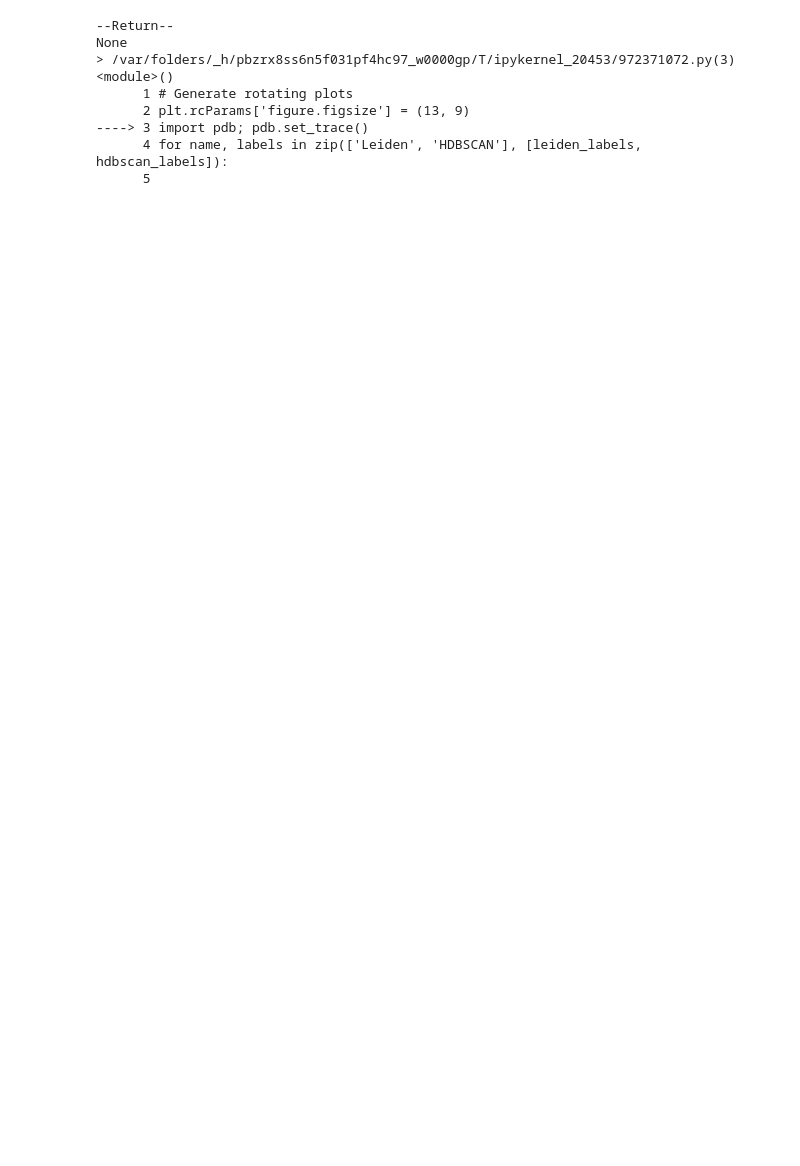
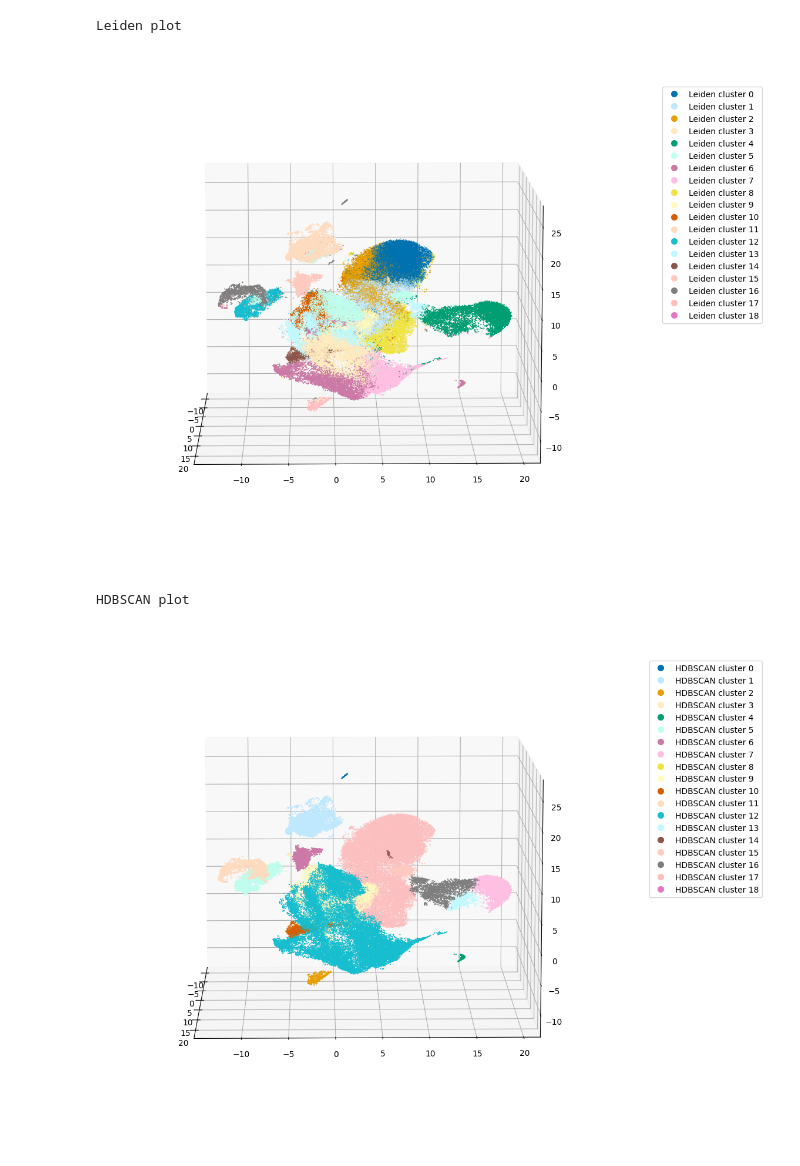
Before and after one commit to labsyspharm/vae-paper, a Jupyter notebook: src/3d_umap_animation.ipynb, the cells around one changed output. Cells and saved outputs as stored; diff of their text form; code cells hidden in the pictures; blank space fills up the shorter version.

```diff
--- a/src/3d_umap_animation.ipynb
+++ b/src/3d_umap_animation.ipynb
@@ -18,7 +18,11 @@ from utils.utility_functions import categorical_cmap
 # %%
 # Paths and inputs
 root = '/Volumes/T7 Shield/cylinter_input/clean_quant/output_3d_v2/'
-df = pd.read_parquet(os.path.join(root, 'checkpoints/PCA.parquet'))
+df = pd.read_parquet(os.path.join(os.getcwd(), 'input/CRC-097_clean_cylinter_pca.parquet'))
+
+out = os.path.join(os.getcwd(), 'output/3d_umap_animation')
+if not os.path.exists(out):
+    os.makedirs(out)
 # %%
 # Reproduce index at point of embedding, then merge saved embedding with dataframe
 groups = df.groupby('Sample')
@@ -63,10 +67,10 @@ df['emb3'] = embedding[:, 2]
 # df = df.sort_values('Label')
 # %%
 # Read Leiden cluster labels
-leiden_labels = pd.read_csv(os.path.join(root, 'leiden-19-clus.csv'))
+leiden_labels = pd.read_csv(os.path.join(os.getcwd(), 'input/CRC-097_leiden.csv'))
 
 # Read HDBSCAN cluster labels
-hdbscan_labels = pd.read_csv(os.path.join(root, 'hdbscan.csv'))
+hdbscan_labels = pd.read_csv(os.path.join(os.getcwd(), 'input/CRC-097_hdbscan.csv'))
 # %%
 # Generate rotating plots
 plt.rcParams['figure.figsize'] = (13, 9)
@@ -143,39 +147,35 @@ for name, labels in zip(['Leiden', 'HDBSCAN'], [leiden_labels, hdbscan_labels]):
         for e, i in enumerate(natsorted(df_labeled['cluster'].unique())):
 
             legend_elements.append(
                 Line2D([0], [0], marker='o',
                        color='none',
                        label=f'{name} cluster {i}',
                        markerfacecolor=cmap.colors[e],
                        markeredgecolor='none',
                        lw=0.001, markersize=8)
             )
 
         cluster_lgd = ax.legend(
             handles=legend_elements, prop={'size': 10}, bbox_to_anchor=[1.3, 0.95]
         )
         plt.tight_layout()
         return fig,
 
     def animate(i):
         ax.view_init(elev=10., azim=i)
         return fig,
 
     anim = animation.FuncAnimation(
         fig, animate, init_func=init,
         frames=360, interval=20, blit=True)
 
     anim.save(
-        f'/Users/greg/Desktop/{name}_400dpi.mp4',
+        os.path.join(out, f'{name}_400dpi.mp4'),
         dpi=400, fps=30, extra_args=['-vcodec', 'libx264'])
     plt.show()
     plt.close('all')
 # %% [output]
---Return--
-None
-> /var/folders/_h/pbzrx8ss6n5f031pf4hc97_w0000gp/T/ipykernel_20453/972371072.py(3)<module>()
-      1 # Generate rotating plots
-      2 plt.rcParams['figure.figsize'] = (13, 9)
-----> 3 import pdb; pdb.set_trace()
-      4 for name, labels in zip(['Leiden', 'HDBSCAN'], [leiden_labels, hdbscan_labels]):
-      5
+Leiden plot
+[figure, added]
+HDBSCAN plot
+[figure, added]
```
Also changed, not shown: 27 other files.
